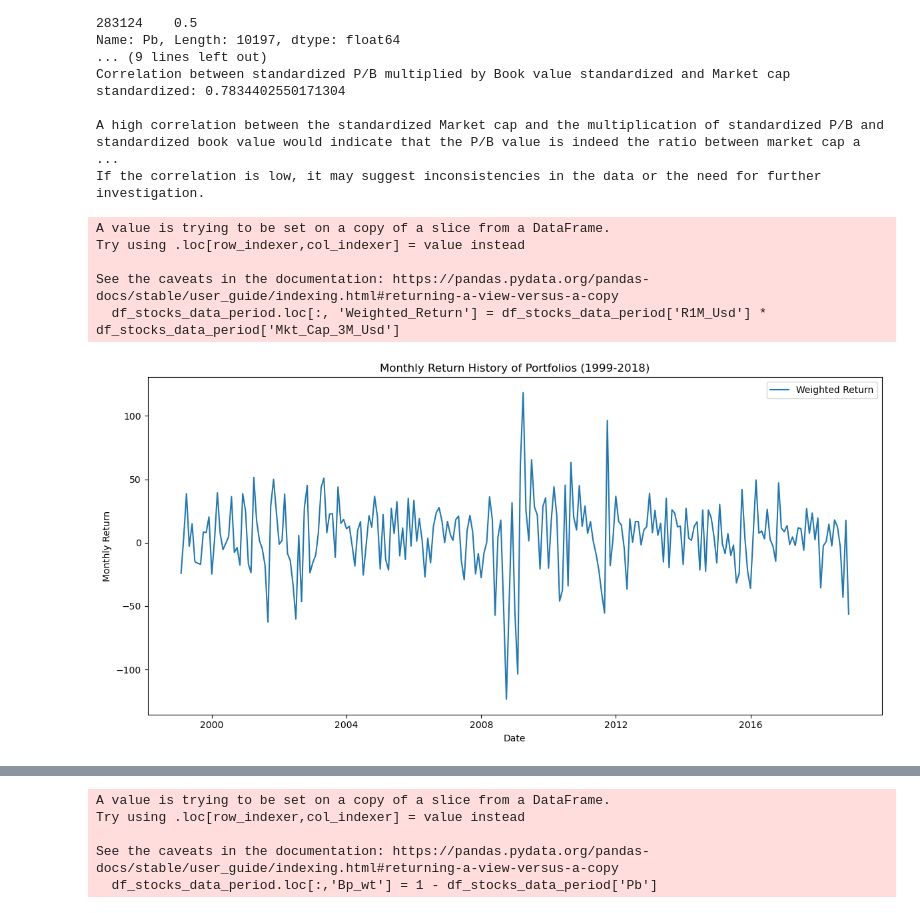
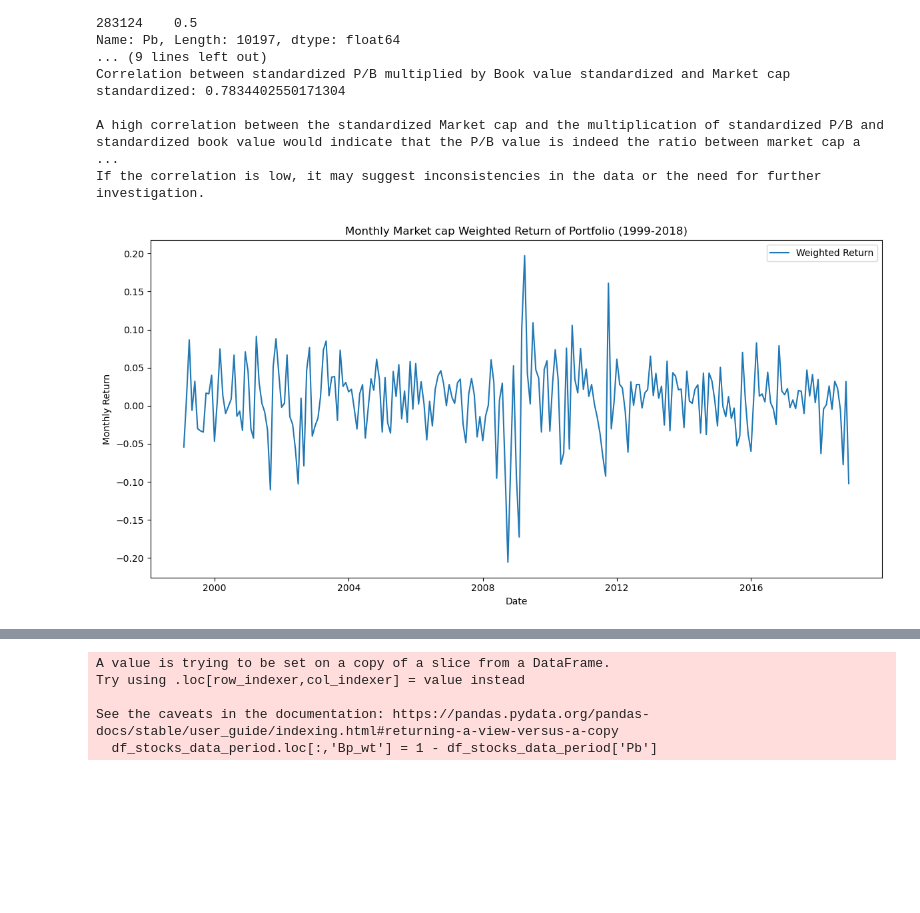
Before and after one commit to KiranReddy0808/FE5108-Portfolio-Theory-and-Investments, a Jupyter notebook: Assignment 3/Assignment3.ipynb, the cells around one changed output, grey strips where cells are left out. Drawn from its saved outputs; the diff is of its cells as text; code cells hidden in the pictures; blank space fills up the shorter version.

```diff
--- a/Assignment 3/Assignment3.ipynb
+++ b/Assignment 3/Assignment3.ipynb
@@ -509,31 +498,23 @@ If the correlation is low, it may suggest inconsistencies in the data or the nee
 # %%
 
 # Filter the data to include only dates from December 1998 to November 2018
 start_date = '1999-01-01'
 end_date = '2018-12-30'
 df_stocks_data_period = df_stocks_data[(df_stocks_data['date'] >= start_date) & (df_stocks_data['date'] <= end_date)]
 
 # Calculate the weighted return for each stock in each period
-df_stocks_data_period.loc[:, 'Weighted_Return'] = df_stocks_data_period['R1M_Usd'] * df_stocks_data_period['Mkt_Cap_3M_Usd']
-
-# Group by date and sum the weighted returns
-weighted_return = df_stocks_data_period.groupby('date')['Weighted_Return'].sum()
+weighted_return = df_stocks_data_period.groupby('date').apply(lambda x: np.average(x['R1M_Usd'], weights= x['Mkt_Cap_3M_Usd']))
 
 # Plot the weighted returns for both portfolios
 plt.figure(figsize=(12, 6))
 plt.plot(weighted_return, label='Weighted Return')
-plt.title('Monthly Return History of Portfolios (1999-2018)')
+plt.title('Monthly Market cap Weighted Return of Portfolio (1999-2018)')
 plt.xlabel('Date')
 plt.ylabel('Monthly Return')
 plt.legend()
 plt.tight_layout()
 plt.show()
 # %% [output]
-A value is trying to be set on a copy of a slice from a DataFrame.
-Try using .loc[row_indexer,col_indexer] = value instead
-
-See the caveats in the documentation: https://pandas.pydata.org/pandas-docs/stable/user_guide/indexing.html#returning-a-view-versus-a-copy
-  df_stocks_data_period.loc[:, 'Weighted_Return'] = df_stocks_data_period['R1M_Usd'] * df_stocks_data_period['Mkt_Cap_3M_Usd']
-[figure, old version]
+[figure, new version]
 # %%
 # Plot the monthly returns for the MSCI USA market index
```
Also changed, not shown: parts of 5 cells of this notebook.
